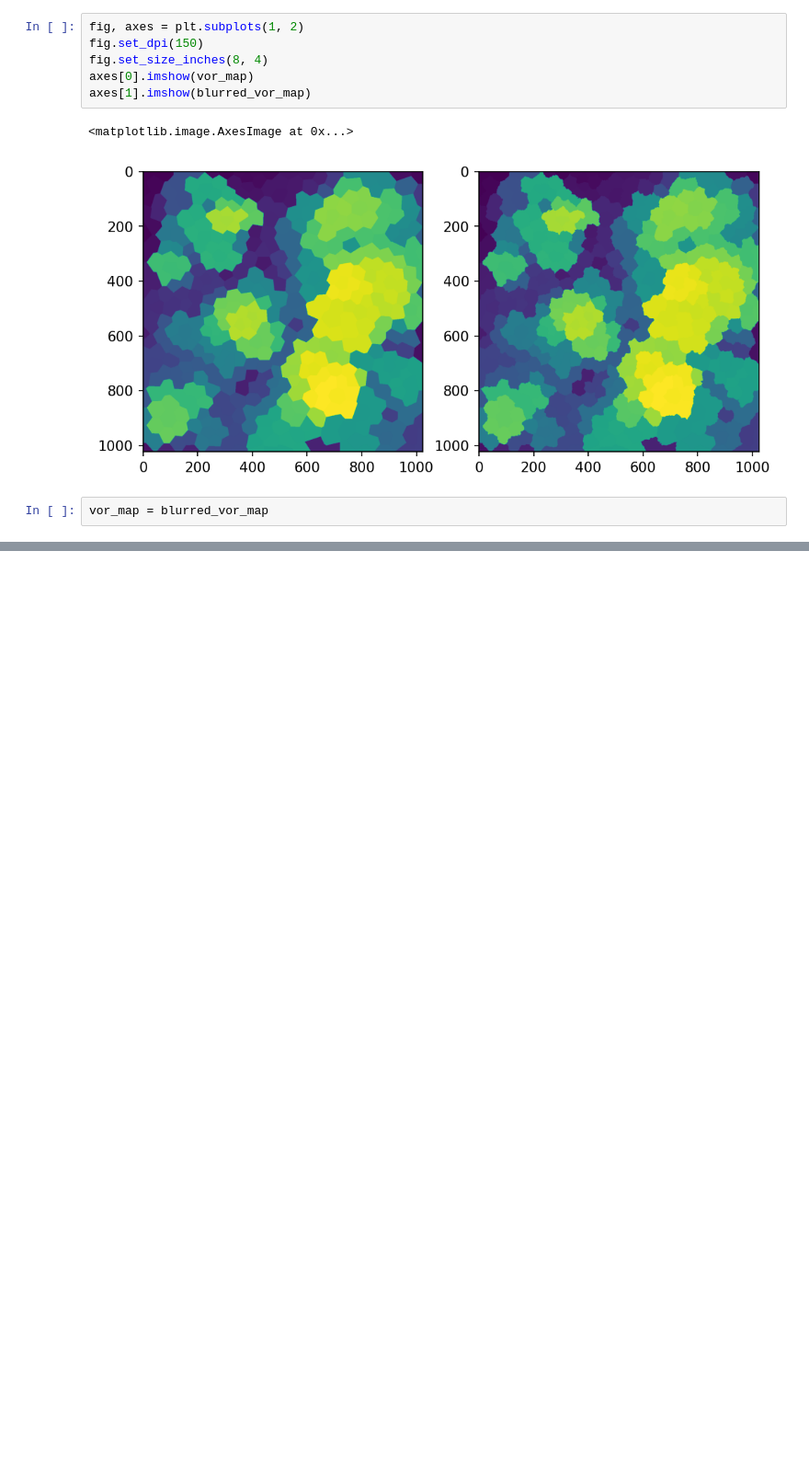
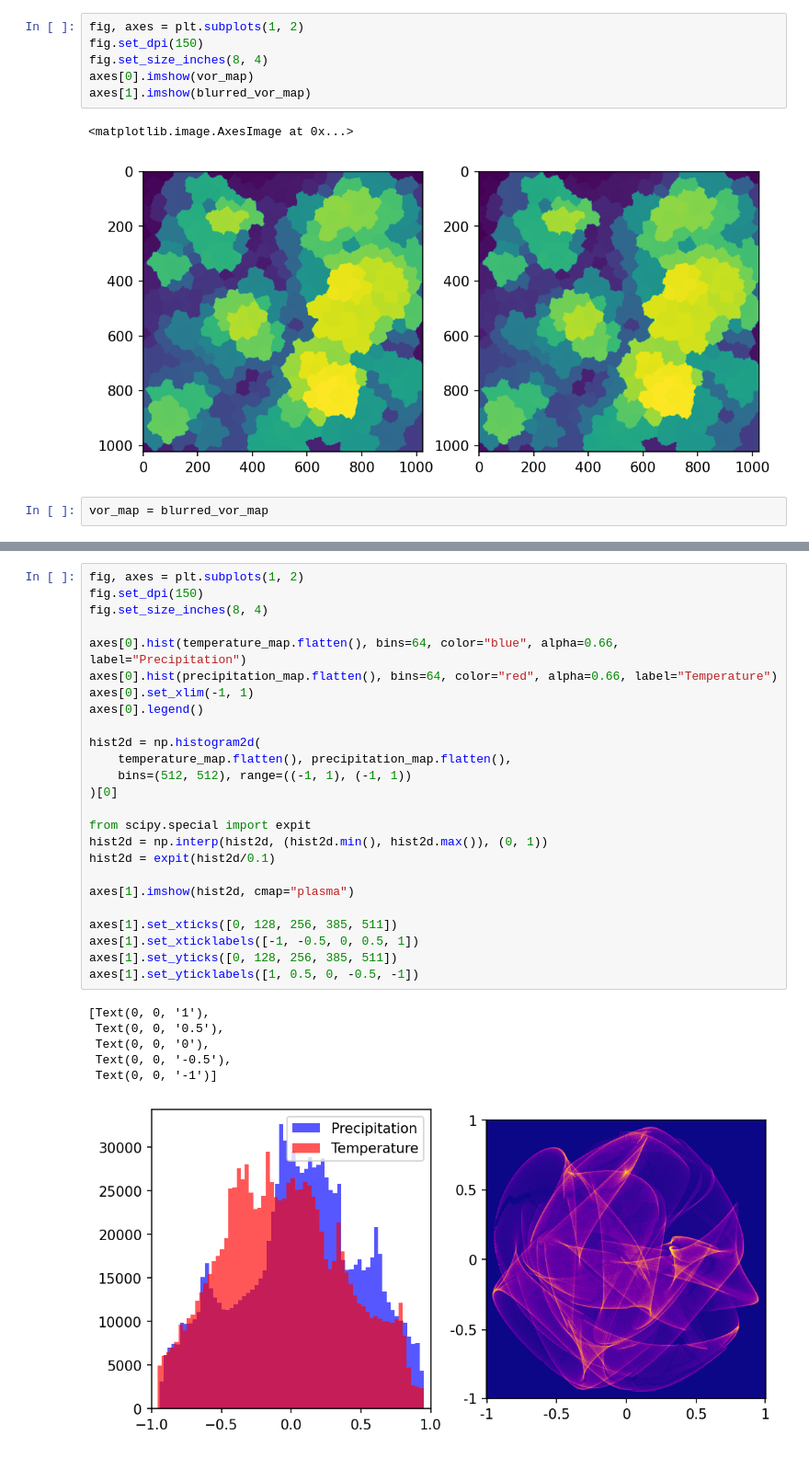
Before and after one commit to AREAGAM/upgraded-adventure, a Jupyter notebook: nosie.ipynb, the cells around one changed output, grey strips where cells are left out. Shown at 92% size. Drawn from its saved outputs; the diff is of its cells as text; blank space fills up the shorter version.

```diff
--- a/nosie.ipynb
+++ b/nosie.ipynb
@@ -128,0 +159,32 @@ vor_map = blurred_vor_map
+# %%
+fig, axes = plt.subplots(1, 2)
+fig.set_dpi(150)
+fig.set_size_inches(8, 4)
+
+axes[0].hist(temperature_map.flatten(), bins=64, color="blue", alpha=0.66, label="Precipitation")
+axes[0].hist(precipitation_map.flatten(), bins=64, color="red", alpha=0.66, label="Temperature")
+axes[0].set_xlim(-1, 1)
+axes[0].legend()
+
+hist2d = np.histogram2d(
+    temperature_map.flatten(), precipitation_map.flatten(),
+    bins=(512, 512), range=((-1, 1), (-1, 1))
+)[0]
+
+from scipy.special import expit
+hist2d = np.interp(hist2d, (hist2d.min(), hist2d.max()), (0, 1))
+hist2d = expit(hist2d/0.1)
+
+axes[1].imshow(hist2d, cmap="plasma")
+
+axes[1].set_xticks([0, 128, 256, 385, 511])
+axes[1].set_xticklabels([-1, -0.5, 0, 0.5, 1])
+axes[1].set_yticks([0, 128, 256, 385, 511])
+axes[1].set_yticklabels([1, 0.5, 0, -0.5, -1])
+# %% [output]
+[Text(0, 0, '1'),
+ Text(0, 0, '0.5'),
+ Text(0, 0, '0'),
+ Text(0, 0, '-0.5'),
+ Text(0, 0, '-1')]
+[figure, added]
```
Also changed, not shown: parts of 17 cells of this notebook.
